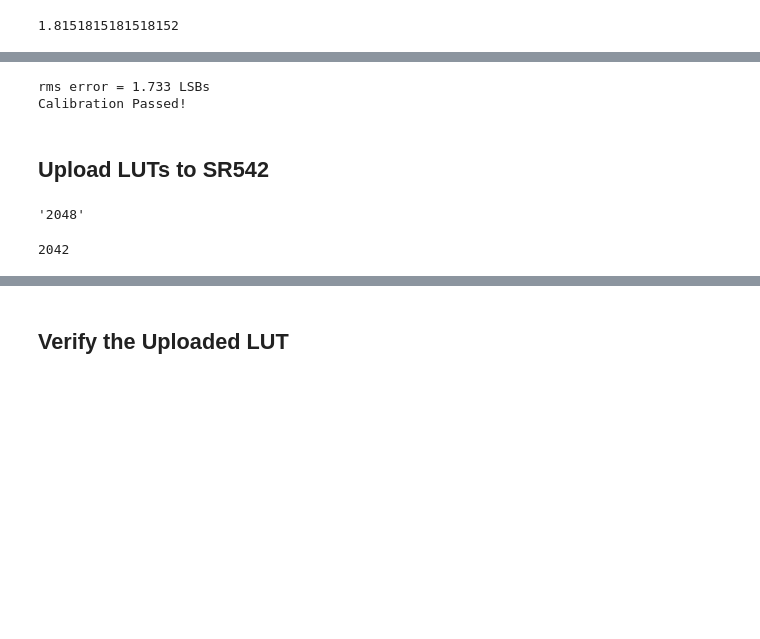
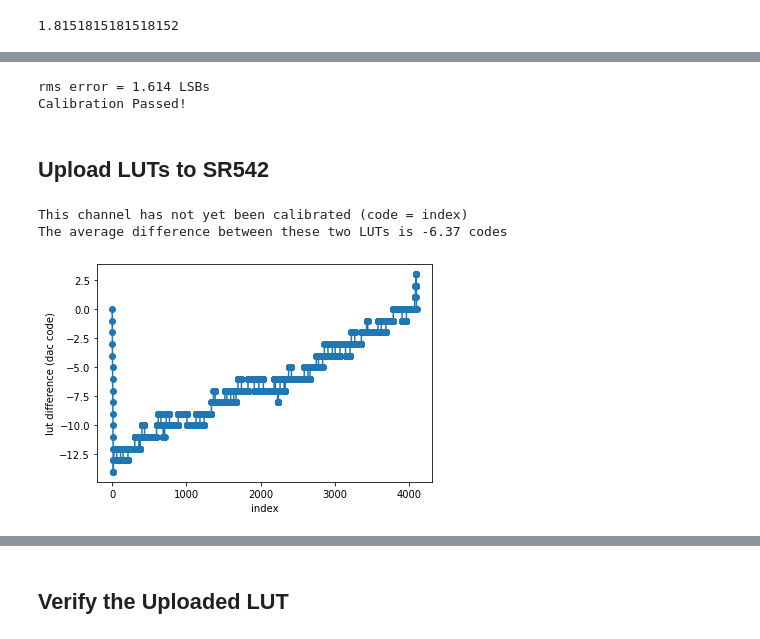
Before and after one commit to abergerSRS/SR542_CalSoftware, a Jupyter notebook: current_output_cal.ipynb, the cells around one changed output, grey strips where cells are left out. Cells and saved outputs as stored; diff of their text form; code cells hidden in the pictures; blank space fills up the shorter version.

```diff
--- a/current_output_cal.ipynb
+++ b/current_output_cal.ipynb
@@ -321,20 +408,16 @@ elapsed time = 126.2588279247284
 # %%
-if ChV.EvaluatePassFail(verifyCodes, V_V_corrected):
-    ChV.SaveCalData()
+ChV.EvaluatePassFail(verifyCodes, V_V_corrected)
 # %% [output]
-rms error = 1.733 LSBs
+rms error = 1.614 LSBs
 Calibration Passed!
 # %% [markdown]
 ## Upload LUTs to SR542
-# %%
-# Query LUT for Channel V, element 3
-serialQry(sr542, '$DAC? CHV, 2048')
-# %% [output]
-'2048'
 # %%
-ChV.LUT[2048]
+ChV.CompareOnboardLUTto(ChV.LUT)
 # %% [output]
-2042
+This channel has not yet been calibrated (code = index)
+The average difference between these two LUTs is -6.37 codes
+[figure, added]
 # %%
 ChV.UploadCalData()
 # %% [output]
```
Also changed, not shown: parts of 77 cells of this notebook.
